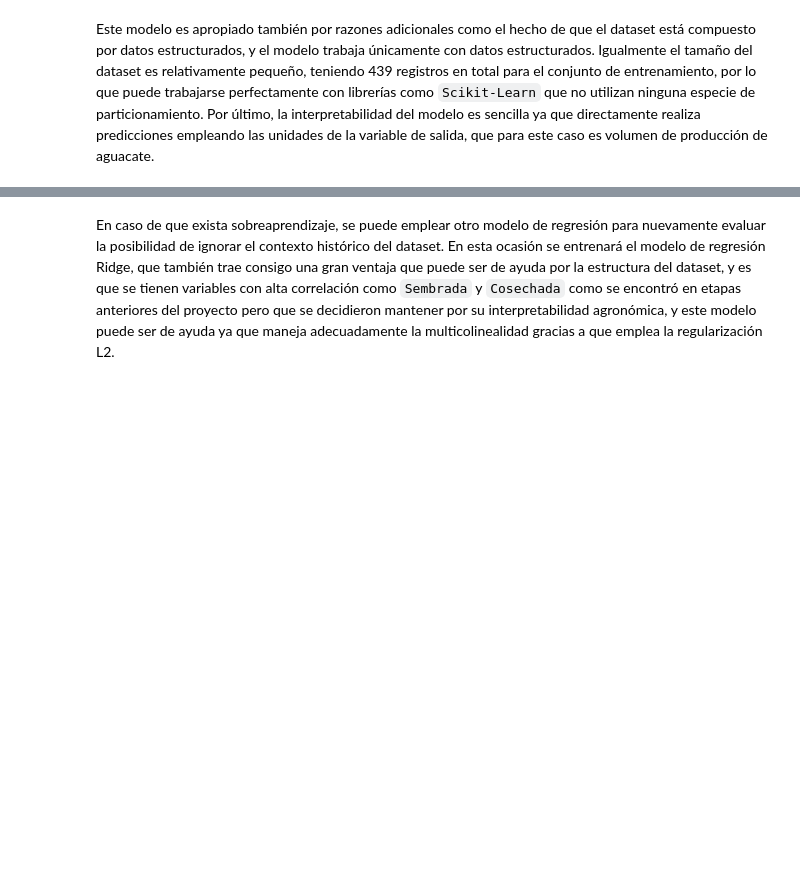
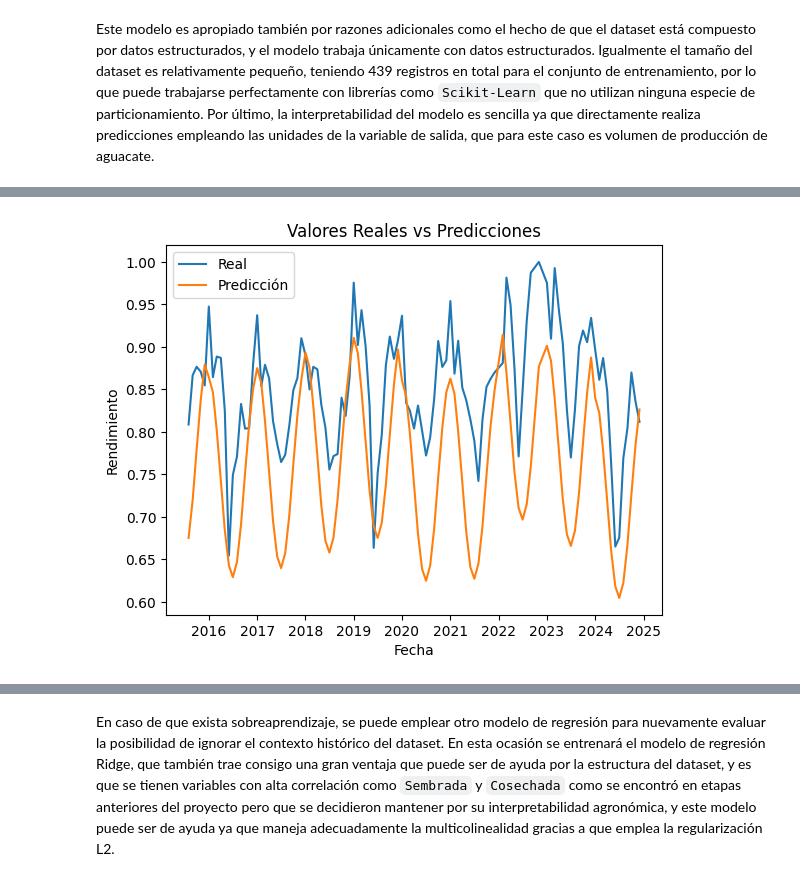
Before and after one commit to juan-pablo-lopez/tc5035-ene26-equipo29, a Jupyter notebook: Avance3.Equipo29.ipynb, the cells around one changed output, grey strips where cells are left out. Drawn from its saved outputs; the diff is of its cells as text; code cells hidden in the pictures; blank space fills up the shorter version.

```diff
--- a/Avance3.Equipo29.ipynb
+++ b/Avance3.Equipo29.ipynb
@@ -355,0 +387,15 @@ MAPE:  0.1085860347737845
+# %%
+plt.figure()
+
+plt.plot(y_test.index, y_test)
+plt.plot(y_test.index, LR_model_result)
+
+plt.xlabel("Fecha")
+plt.ylabel("Rendimiento")
+plt.title("Valores Reales vs Predicciones")
+
+plt.legend(["Real", "Predicción"])
+
+plt.show()
+# %% [output]
+[figure, added]
```
Also changed, not shown: parts of 22 cells of this notebook.
